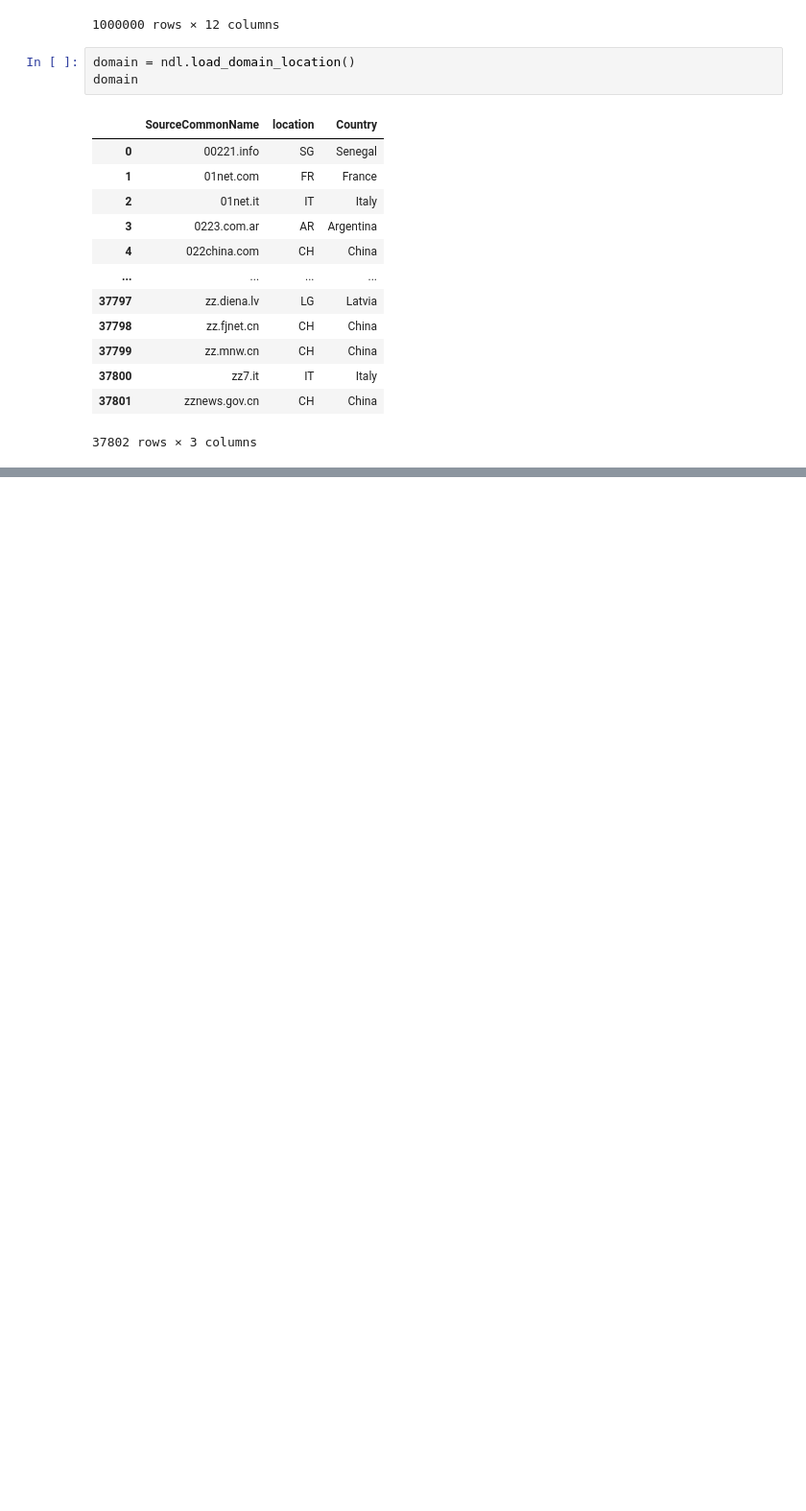
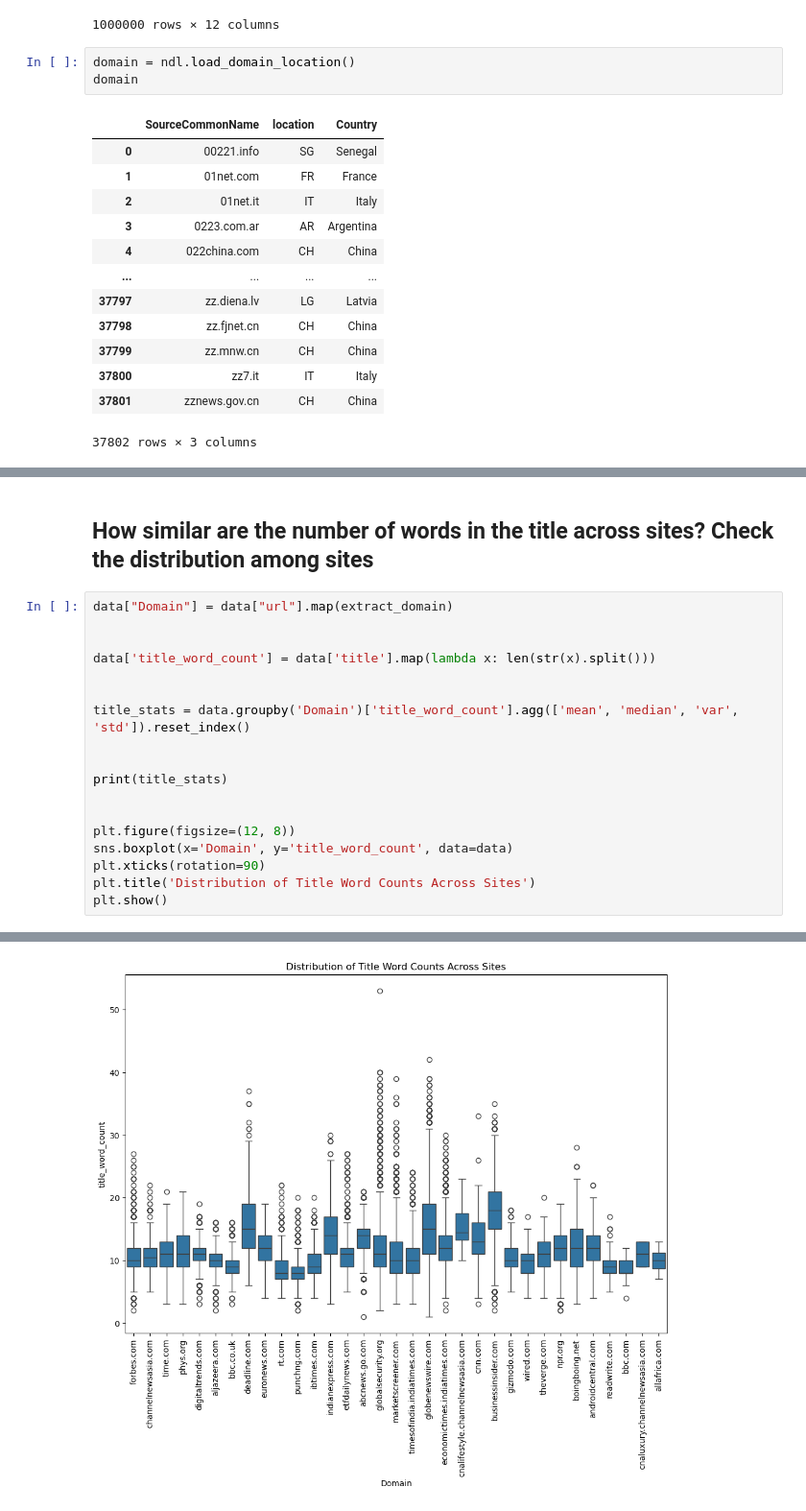
Before and after one commit to mekbibisdone/news_correlation, a Jupyter notebook: notebooks/news_data_view.ipynb, the cells around one changed output, grey strips where cells are left out. Shown at 96% size. Saved outputs shown, nothing was run; the diff lists cells and outputs as text; blank space fills up the shorter version.

```diff
--- a/notebooks/news_data_view.ipynb
+++ b/notebooks/news_data_view.ipynb
@@ -63,0 +445,21 @@ domain
+# %% [markdown]
+## How similar are the number of words in the title across sites? Check the distribution among sites
+# %%
+data["Domain"] = data["url"].map(extract_domain)
+
+
+data['title_word_count'] = data['title'].map(lambda x: len(str(x).split()))
+
+
+title_stats = data.groupby('Domain')['title_word_count'].agg(['mean', 'median', 'var', 'std']).reset_index()
+
+
+print(title_stats)
+
+
+plt.figure(figsize=(12, 8))
+sns.boxplot(x='Domain', y='title_word_count', data=data)
+plt.xticks(rotation=90)
+plt.title('Distribution of Title Word Counts Across Sites')
+plt.show()
+# %% [output]
@@ -63,0 +483 @@ domain
+[figure, added]
```
Also changed, not shown: parts of 54 cells of this notebook.
